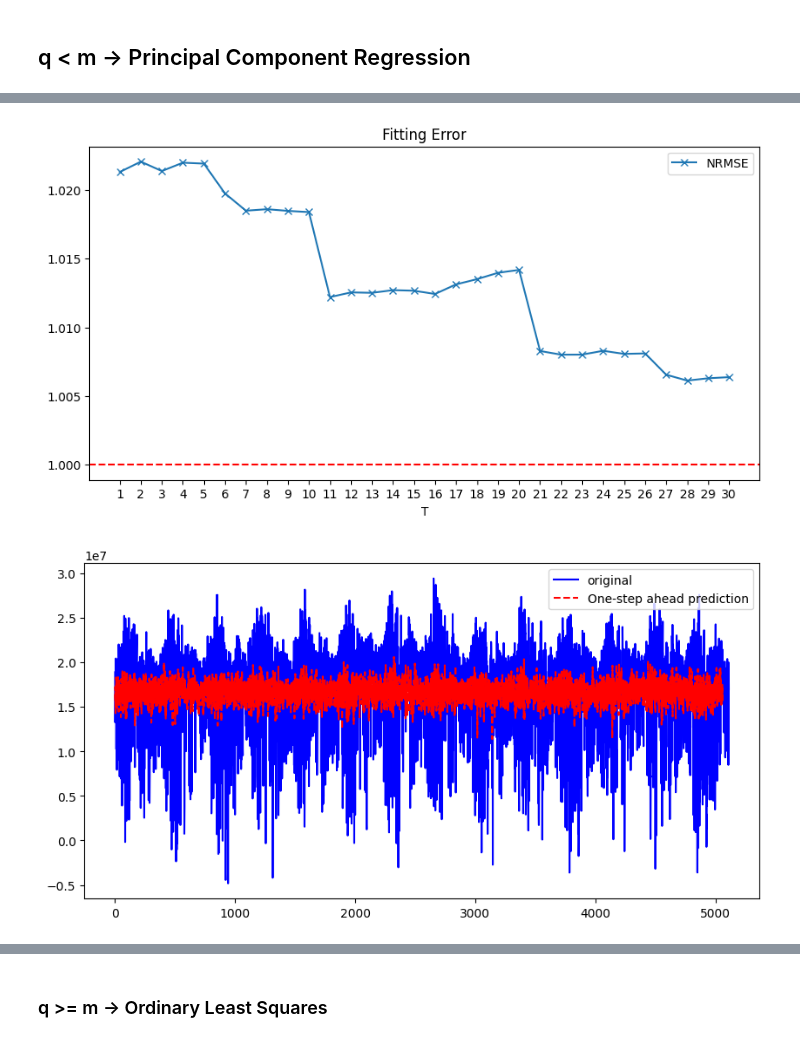
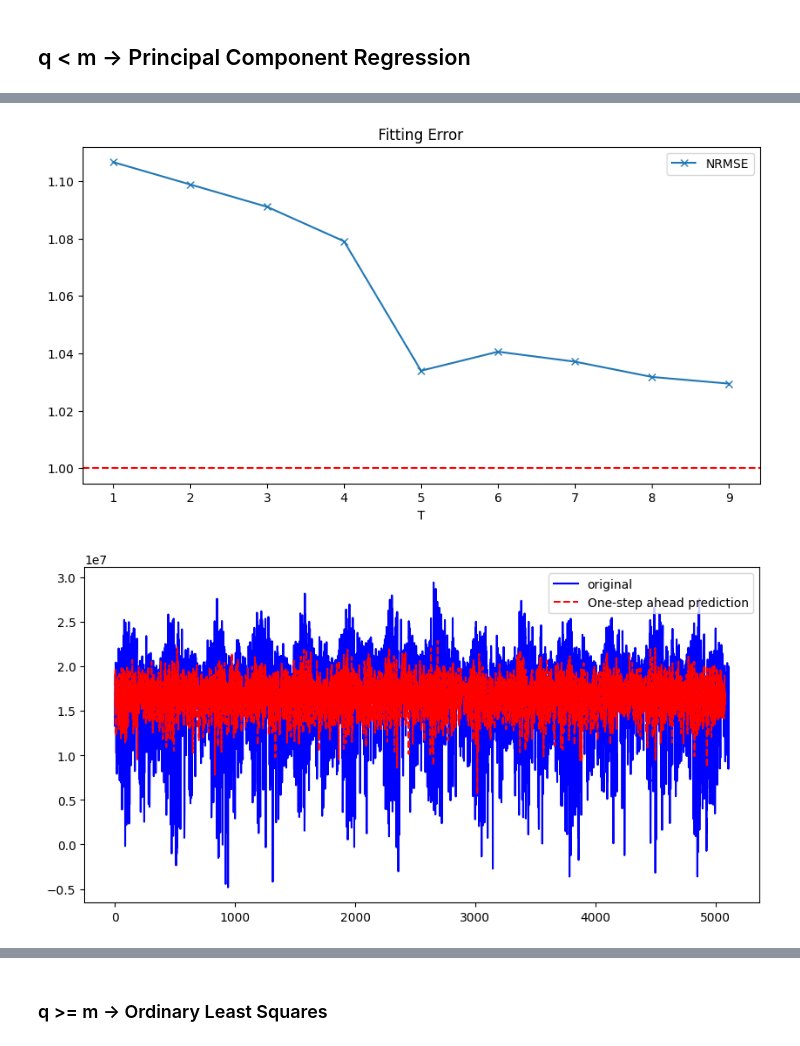
Before and after one commit to kounsolas/TimeSeriesProject, a Jupyter notebook: project.ipynb, the cells around one changed output, grey strips where cells are left out. Drawn from its saved outputs; the diff is of its cells as text; code cells hidden in the pictures.

Commit message:
Update project.ipynb
Fixed localfitnrmse()

```diff
--- a/project.ipynb
+++ b/project.ipynb
@@ -229,6 +229,11 @@ def get_nrmse(target, predicted):
     rmse = np.sqrt(mse)
     return rmse / np.std(target)
 
+def nrmse(trueV, predictedV):
+    vartrue = np.sum((trueV - np.mean(trueV)) ** 2)
+    varpred = np.sum((predictedV - trueV) ** 2)
+    return np.sqrt(varpred / vartrue)
+
 def localfitnrmse(xV, tau, m, Tmax, nnei, q, show=''):
     '''
      LOCALFITNRMSE makes fitting using a local model of zeroth order (average
@@ -292,7 +297,7 @@ def localfitnrmse(xV, tau, m, Tmax, nnei, q, show=''):
     xM = np.full(shape=(nvec, m), fill_value=np.nan)
 
     for j in np.arange(m):
-        xM[:, [m - j - 1]] = xV[j * tau:nvec + j * tau]
+        xM[:, [m - j - 1]] = xV[j * tau:nvec + j * tau].reshape(-1, 1)
     from scipy.spatial import KDTree
     kdtreeS = KDTree(xM)
     preM = np.full(shape=(nvec, Tmax), fill_value=np.nan)
@@ -314,14 +319,18 @@ def localfitnrmse(xV, tau, m, Tmax, nnei, q, show=''):
             lsbV = tmpM @ (yV - my)
             preM[i] = my + (xM[i,] - mneiV) @ lsbV
     if Tmax > 1:
-        winnowM = np.full(shape=(nvec, (m - 1) * tau + 1), fill_value=np.nan)
+        # winnowM = np.full(shape=(nvec, (m - 1) * tau + 1), fill_value=np.nan)
+        winnowM = np.full(shape=(nvec, m * tau), fill_value=np.nan)  # Should be (5062, 25)
         print(f"FOR DEBUGGING : nvec: {nvec}, m: {m}, tau: {tau}\n winnowM shape: {winnowM.shape}")
-        for i in np.arange(m * tau):
+        # for i in np.arange(m * tau):
+        for i in range(min(m * tau, winnowM.shape[1])):  # Ensure i doesn't exceed column count
             print(f"FOR DEBUGGING : xV[{i}:{nvec + i}].shape: {xV[i:nvec + i].shape}")
-            winnowM[:, [i]] = xV[i:nvec + i]
+            winnowM[:, [i]] = xV[i:nvec + i].reshape(-1, 1)
         for T in np.arange(2, Tmax + 1):
             winnowM = np.concatenate([winnowM, preM[:, [T - 2]]], axis=1)
-            targM = winnowM[:, :-(m + 1) * tau:-tau]
+            # targM = winnowM[:, :-(m + 1) * tau:-tau]
+            targM = winnowM[:, -5:]  # Select the last 5 columns
+
             _, nneiindM = kdtreeS.query(targM, k=nnei, p=2)
 
             for i in np.arange(nvec):
@@ -341,9 +350,9 @@ def localfitnrmse(xV, tau, m, Tmax, nnei, q, show=''):
                     preM[i, T - 1] = my + (targM[i, :] - mneiV) @ lsbV
 
     nrmseV = np.full(shape=(Tmax, 1), fill_value=np.nan)
-    idx = (np.arange(nvec) + (m - 1) * tau).astype(np.int)
+    idx = (np.arange(nvec) + (m - 1) * tau).astype(int)
     for t_idx in np.arange(1, Tmax + 1):
-        nrmseV[t_idx - 1] = nrmse(trueV=xV[idx + t_idx,], predictedV=preM[:, [t_idx - 1]])
+        nrmseV[t_idx - 1] = get_nrmse(target=xV[idx + t_idx,], predicted=preM[:, [t_idx - 1]])
     if show:
         fig, ax = plt.subplots(1, 1)
         ax.plot(np.arange(1, Tmax + 1), nrmseV, marker='x')
@@ -934,7 +938,9 @@ A_static.shape
 # %%
-Tmax=5
+Tmax_val=10
 
-nrmse_q7a, preM_q7a = localfitnrmse(A_static, tau=tau_est, m=m_est, Tmax=5, nnei=50, q=0, show=True)
+
+nrmse_q7a, preM_q7a = localfitnrmse(A_static, tau=tau_est, m=m_est, Tmax=Tmax_val, nnei=4, q=0, show=True)
 # resid_q7a = A_static - preM_q7a[:, 0]
-resid_q7a = A_static[(m_est - 1) * tau_est + Tmax : ] - preM_q7a[:, 0]
+# resid_q7a = A_static[(m_est - 1) * tau_est + Tmax_val : ] - preM_q7a[:, 0] #!!!!!!!!!!!!!!!!!!!!!!!!!!!!!!!!!!!!!!!!!!!!!!!!!!!!!!!!!!!!!!!!!!!!!!!!!
+resid_q7a = A_static[(m_est - 1) * tau_est + 1 : (m_est - 1) * tau_est + 1 + len(preM_q7a)] - preM_q7a[:, 0]
 # %% [output]
@@ -972,5 +995,6 @@ TypeError: 'numpy.ndarray' object is not callable
 ## q < m -> Principal Component Regression
 # %%
 q_bar = 2
-nrmse_q7b, preM_q7b = localfitnrmse(A_static, tau=tau_est, m=m_est, Tmax=31, nnei=30, q=q_bar, show=True)
-resid_q7b = A_static[(m_est - 1) * tau_est + Tmax : ] - preM_q7b[:, 0]
+nrmse_q7b, preM_q7b = localfitnrmse(A_static, tau=tau_est, m=m_est, Tmax=10, nnei=10, q=q_bar, show=True)
+#resid_q7b = A_static[(m_est - 1) * tau_est + Tmax : ] - preM_q7b[:, 0]
+resid_q7b = A_static[(m_est - 1) * tau_est + 1 : (m_est - 1) * tau_est + 1 + len(preM_q7b)] - preM_q7b[:, 0]
@@ -977,14 +1020,14 @@ resid_q7b = A_static[(m_est - 1) * tau_est + Tmax : ] - preM_q7b[:, 0]
 # %%
 plt.figure(figsize=(10,5))
-plt.plot(range(1, 31), nrmse_q7b[1:], marker='x', label='NRMSE');
+plt.plot(range(1, Tmax_val), nrmse_q7b[1:], marker='x', label='NRMSE');
 plt.axhline(1, color='red', linestyle='--');
 plt.title('Fitting Error')
 plt.xlabel('T')
-plt.xticks(range(1, 31))
+plt.xticks(range(1, Tmax_val))
 plt.legend()
 plt.show()
 # %% [output]
-[figure, old version]
+[figure, new version]
 # %%
 plt.figure(figsize=(10,5))
 plt.plot(A_static, label='original', color='blue')
@@ -994,7 +1037,7 @@ plt.plot(preM_q7b[:,0],label='One-step ahead prediction', linestyle='--', color=
 plt.legend()
 plt.show()
 # %% [output]
-[figure, old version]
+[figure, new version]
 # %%
 acf_b = get_acf(resid_q7b, lags=20, alpha=0.05, show=True)
 # %% [output]
```
Also changed, not shown: parts of 13 cells of this notebook.
